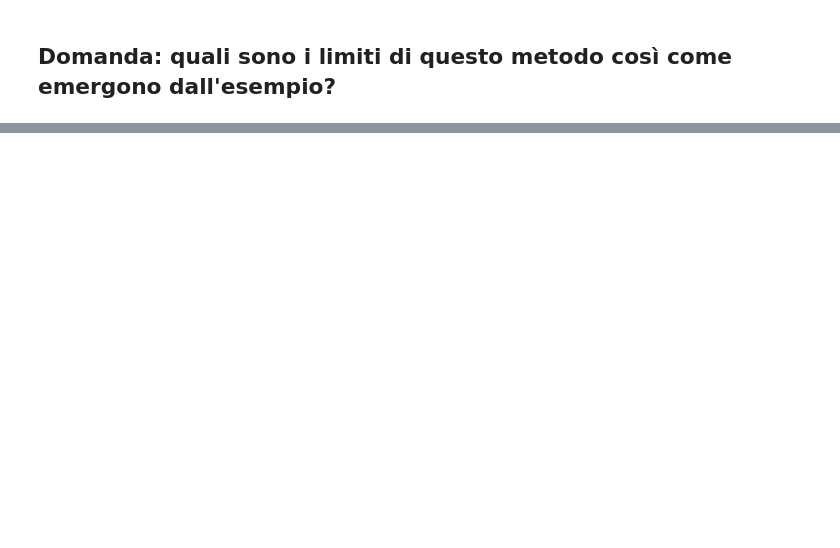
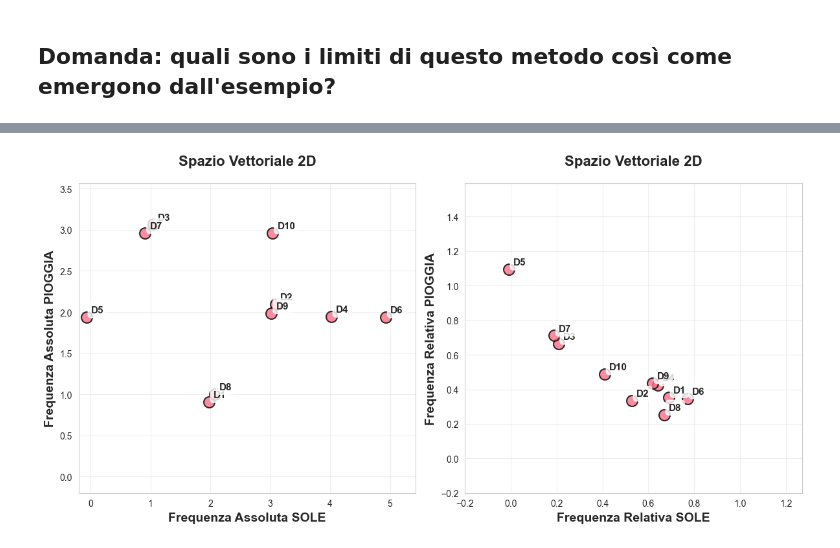
Before and after one commit to afflint/masterdh, a Jupyter notebook: 2024-25/L1.0-vector-space.ipynb, the cells around one changed output, grey strips where cells are left out. Drawn from its saved outputs; the diff is of its cells as text; code cells hidden in the pictures; blank space fills up the shorter version.

```diff
--- a/2024-25/L1.0-vector-space.ipynb
+++ b/2024-25/L1.0-vector-space.ipynb
@@ -146,7 +146,7 @@ from mdh.utils import cosine_distance, euclidean_distance
 query = np.array([0.0, 1.0])
 results = {}
 for i, d in enumerate(c):
-    results[labels[i]] = cosine_distance(query, d)
+    results[labels[i]] = euclidean_distance(query, d)
 R = pd.Series(results)
 # %%
 R.sort_values(ascending=True)
@@ -180,2 +180,15 @@ for k, v in R.sort_values(ascending=True).items():
 # %% [markdown]
 ## Domanda: quali sono i limiti di questo metodo così come emergono dall'esempio?
+# %%
+TF = (C.T / C.sum(axis=1)).T
+tf = TF.to_numpy()
+# %%
+query = np.array([0.0, 1.0])
+results = {}
+for i, d in enumerate(tf):
+    results[labels[i]] = euclidean_distance(query, d)
+R_tf = pd.Series(results)
+# %%
+for k, v in R_tf.sort_values(ascending=True).items():
+    i = labels.index(k)
+    print(f"{labels[i]:<4} {np.round(v, 3):<8} => {c[i]} => {corpus[i]}")
@@ -181,0 +206,70 @@ for k, v in R.sort_values(ascending=True).items():
+# %%
+labels = ["D{}".format(i + 1) for i, _ in enumerate(corpus)]
+TFj = TF.copy()
+TFj['sole'] = TF['sole'] + np.random.uniform(-jitter_amount, jitter_amount, len(TF))
+TFj['pioggia'] = TF['pioggia'] + np.random.uniform(-jitter_amount, jitter_amount, len(TF))
+
+
+fig, ax = plt.subplots(figsize=(12, 6), ncols=2)
+
+sns.scatterplot(
+    data=Cj,
+    x='sole',
+    y='pioggia',
+    s=150,
+    alpha=0.8,
+    edgecolor='black',
+    linewidth=1.5,
+    ax=ax[0]
+)
+for idx, row in Cj.iterrows():
+    ax[0].annotate(
+        labels[idx],
+        (row['sole'], row['pioggia']),
+        xytext=(5, 5),
+        textcoords='offset points',
+        fontsize=11,
+        fontweight='bold',
+        bbox=dict(boxstyle='round,pad=0.3', facecolor='white', alpha=0.8)
+    )
+ax[0].set_xlabel('Frequenza Assoluta SOLE', fontsize=14, fontweight='bold')
+ax[0].set_ylabel('Frequenza Assoluta PIOGGIA', fontsize=14, fontweight='bold')
+ax[0].set_title('Spazio Vettoriale 2D',
+          fontsize=16, fontweight='bold', pad=20)
+ax[0].set_xlim(-0.2, max(Cj['sole']) + 0.5)
+ax[0].set_ylim(-0.2, max(Cj['pioggia']) + 0.5)
+ax[0].grid(True, alpha=0.3)
+
+sns.scatterplot(
+    data=TFj,
+    x='sole',
+    y='pioggia',
+    s=150,
+    alpha=0.8,
+    edgecolor='black',
+    linewidth=1.5,
+    ax=ax[1]
+)
+for idx, row in TFj.iterrows():
+    ax[1].annotate(
+        labels[idx],
+        (row['sole'], row['pioggia']),
+        xytext=(5, 5),
+        textcoords='offset points',
+        fontsize=11,
+        fontweight='bold',
+        bbox=dict(boxstyle='round,pad=0.3', facecolor='white', alpha=0.8)
+    )
+ax[1].set_xlabel('Frequenza Relativa SOLE', fontsize=14, fontweight='bold')
+ax[1].set_ylabel('Frequenza Relativa PIOGGIA', fontsize=14, fontweight='bold')
+ax[1].set_title('Spazio Vettoriale 2D',
+          fontsize=16, fontweight='bold', pad=20)
+ax[1].set_xlim(-0.2, max(TFj['sole']) + 0.5)
+ax[1].set_ylim(-0.2, max(TFj['pioggia']) + 0.5)
+ax[1].grid(True, alpha=0.3)
+
+
+plt.tight_layout()
+plt.show()
+# %% [output]
+[figure, added]
```
Also changed, not shown: parts of 8 cells of this notebook, 2 other files.
